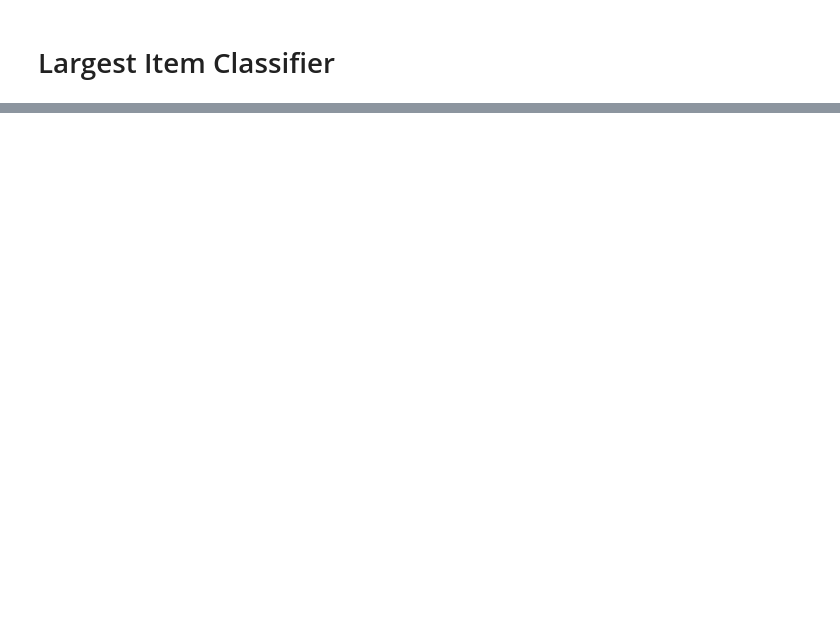
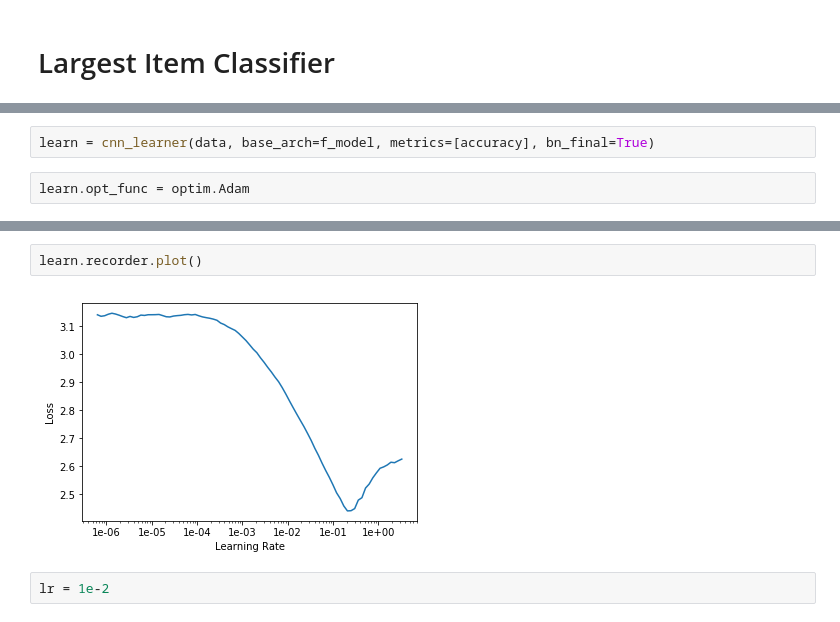
Before and after one commit to qAp/course-v3, a Jupyter notebook: nbs/dl1/single_digit_detection.ipynb, the cells around one changed output, grey strips where cells are left out. Drawn from its saved outputs; the diff is of its cells as text; blank space fills up the shorter version.

```diff
--- a/nbs/dl1/single_digit_detection.ipynb
+++ b/nbs/dl1/single_digit_detection.ipynb
@@ -101,0 +118,4 @@ filenames
+# %%
+learn = cnn_learner(data, base_arch=f_model, metrics=[accuracy], bn_final=True)
+# %%
+learn.opt_func = optim.Adam
@@ -101,0 +127,6 @@ filenames
+# %%
+learn.recorder.plot()
+# %% [output]
+[figure, added]
+# %%
+lr = 1e-2
```
Also changed, not shown: parts of 30 cells of this notebook.
